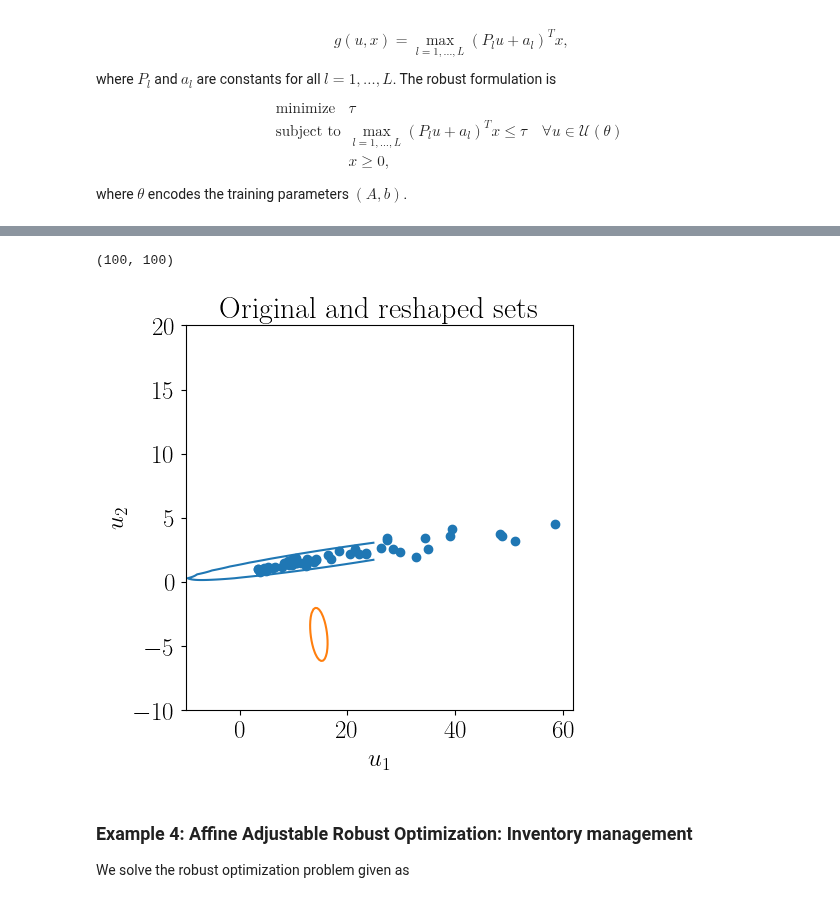
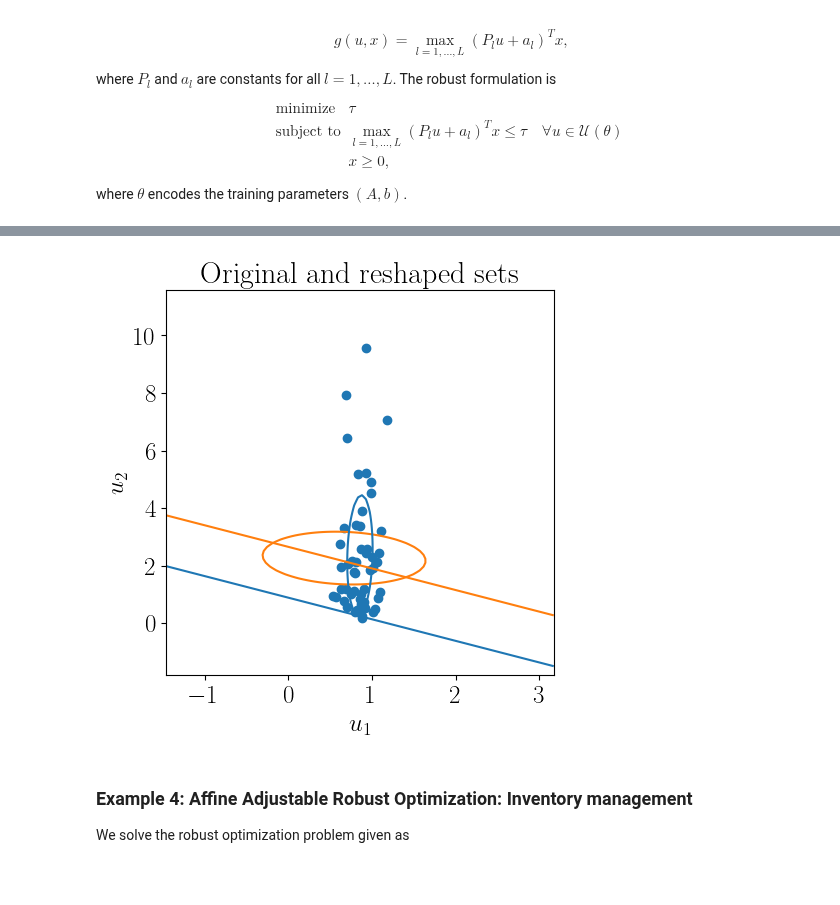
Before and after one commit to stellatogrp/lropt, a Jupyter notebook: examples/experiments/tutorial_learning.ipynb, the cells around one changed output, grey strips where cells are left out. Saved outputs shown, nothing was run; the diff lists cells and outputs as text; code cells hidden in the pictures.

```diff
--- a/examples/experiments/tutorial_learning.ipynb
+++ b/examples/experiments/tutorial_learning.ipynb
@@ -480,0 +487,18 @@ plt.show()
+# %%
+n = 2
+u = lro.UncertainParameter(n,
+                        uncertainty_set=lro.Ellipsoidal(p=2,
+                                                    A = init, b = init_b))
+# Formulate the Robust Problem
+x_r = cp.Variable(n)
+t = cp.Variable()
+
+objective = cp.Minimize(t)
+
+constraints = [cp.maximum(k@x_r - p@x_r, k@x_r - p@u) <= t]
+constraints += [x_r >= 0]
+
+prob = lro.RobustProblem(objective, constraints)
+prob.solve()
+x_opt_base = x_r.value
+t_base = t.value
@@ -481,37 +508,46 @@ plt.show()
 # %%
 plt.figure(figsize=(5, 5))
 n = 100
-M = -10
-M1 = 25
-M2 = 20
-X = np.linspace(M,M1,n)
-Y = np.linspace(M,M2,n)
+offset = 2
+x_min, x_max = np.min(data[:,0]) - offset, np.max(data[:,0]) + offset
+y_min, y_max = np.min(data[:,1]) - offset, np.max(data[:,1]) + offset
+X = np.linspace(x_min,x_max,n)
+Y = np.linspace(y_min,y_max,n)
 x,y = np.meshgrid(X,Y)
 # Z values as a matrix
-Z_1 = np.zeros((n,n))
-Z_2 = np.zeros((n,n))
+fin_set = np.zeros((n,n))
+init_set = np.zeros((n,n))
+g_level_learned = np.zeros((n,n))
+g_level_base = np.zeros((n,n))
+
 # Populate Z Values (a 7x7 matrix) - For a circle x^2+y^2=z
 for i in range(n):
     for j in range(n):
-        Z_1[i,j] = np.linalg.norm(A_fin@ [x[i,j], y[i,j]] + b_fin)
-        Z_2[i,j] = np.linalg.norm(init@ [x[i,j], y[i,j]] + init_b)
-print(Z_1.shape)
+        u_vec = [x[i,j], y[i,j]]
+        fin_set[i,j] = np.linalg.norm(A_fin@ u_vec  + b_fin)
+        init_set[i,j] = np.linalg.norm(init@ u_vec + init_b)
+        g_level_learned[i,j] = np.maximum(k @ x_opt_learned - p @ x_opt_learned, k @ x_opt_learned - p @ u_vec - t_learned)
+        g_level_base[i,j] = np.maximum(k @ x_opt_base - p @ x_opt_base, k @ x_opt_base - p @ u_vec - t_base)
+
+
+
 plt.title("Original and reshaped sets")
 # Set x axis label for the contour plot
 plt.xlabel(r"$u_1$")
 # Set y axis label for the contour plot
 
 plt.ylabel(r"$u_2$")
 # plt.ylim(-20,40)
 # plt.xlim(-20,40)
-plt.contour(x,y,Z_1, [2], colors = ["tab:orange"])
-plt.contour(x,y,Z_2, [2], colors = ["tab:blue"])
+plt.contour(x,y,fin_set, [1], colors = ["tab:orange"])
+plt.contour(x,y,init_set, [1], colors = ["tab:blue"])
+plt.contour(x,y,g_level_learned, [0], colors = ["tab:orange"])
+plt.contour(x,y,g_level_base, [0], colors = ["tab:blue"])
 plt.scatter(data[:,0],data[:,1])
 plt.savefig("Reshaped1.pdf", bbox_inches='tight')
 plt.show()
 # %% [output]
-(100, 100)
-[figure, old version]
+[figure, new version]
 # %% [markdown]
 ### Example 4: Affine Adjustable Robust Optimization: Inventory management
 
```
Also changed, not shown: parts of 6 cells of this notebook, 36 other files.
